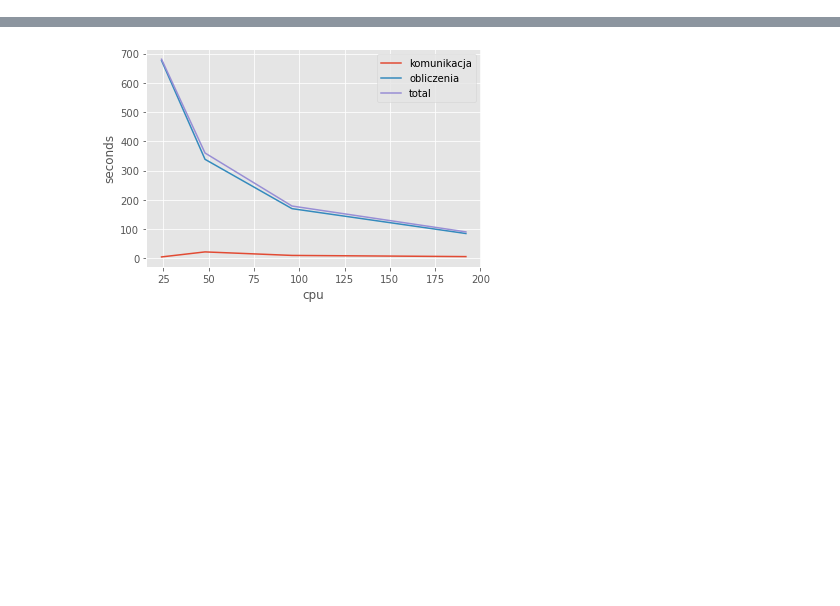
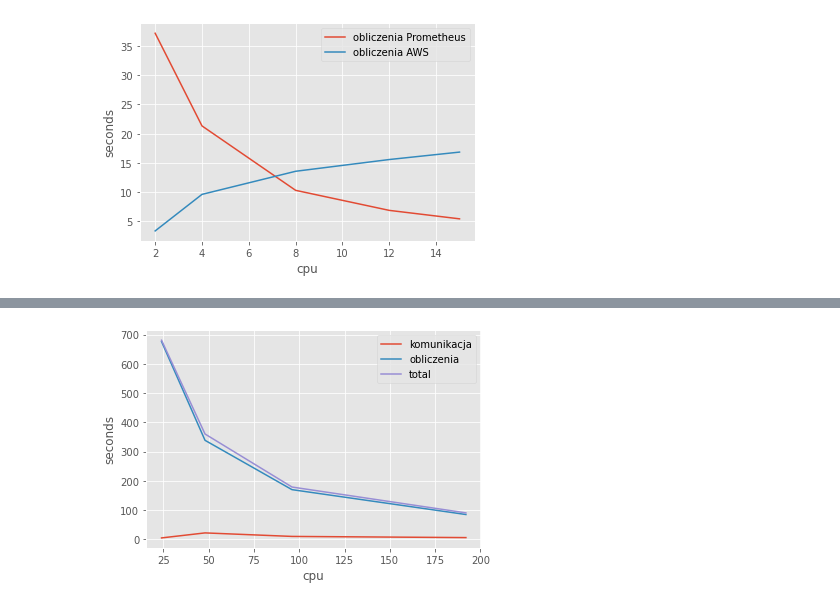
Before and after one commit to kamsza/running-mpi-inside-cluster-for-hpc, a Jupyter notebook: metrics.ipynb, the cells around one changed output, grey strips where cells are left out. Cells and saved outputs as stored; diff of their text form; code cells hidden in the pictures; blank space fills up the shorter version.

```diff
--- a/metrics.ipynb
+++ b/metrics.ipynb
@@ -9,0 +58,9 @@ from tqdm import tqdm
+# %%
+df = pd.DataFrame(data={
+      'obliczenia Prometheus': prometheus.obl,
+      'obliczenia AWS': [3.37,9.62,13.57,15.58,16.85],
+})
+
+make_plot(df)
+# %% [output]
+[figure, added]
```
Also changed, not shown: parts of 8 cells of this notebook, 1 other file.
